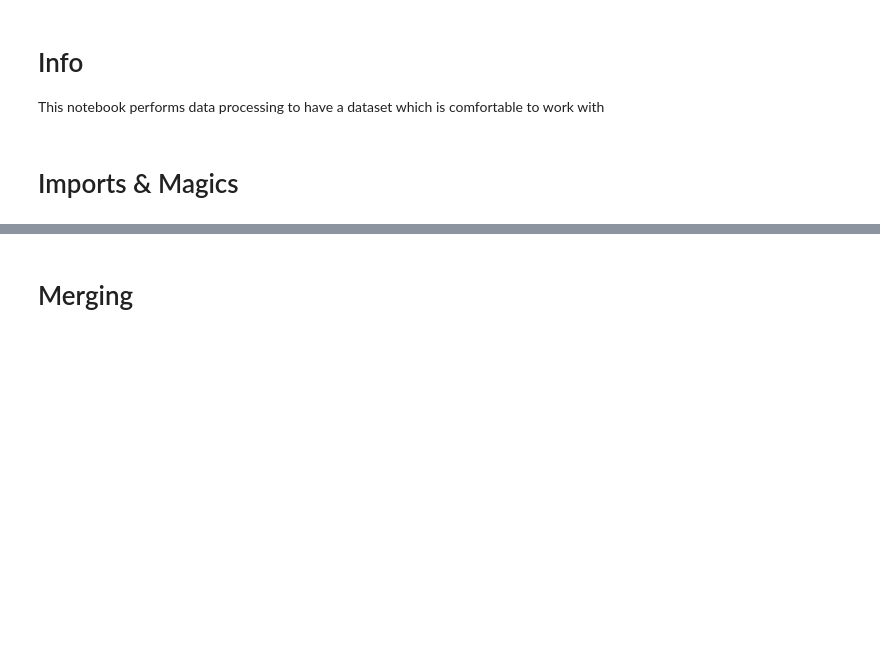
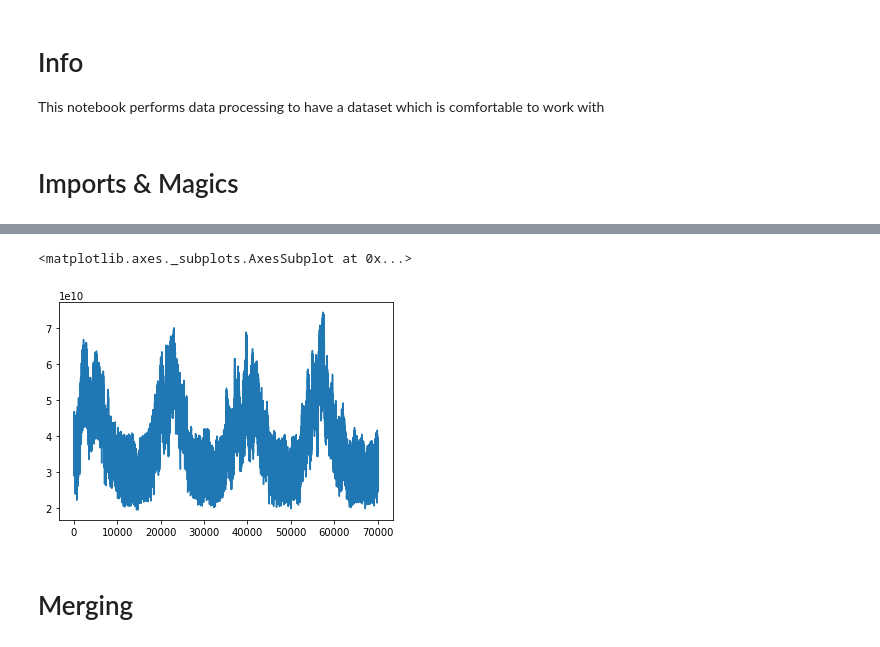
Before and after one commit to etnberz/enedis, a Jupyter notebook: notebooks/Data Processing.ipynb, the cells around one changed output, grey strips where cells are left out. Cells and saved outputs as stored; diff of their text form; code cells hidden in the pictures; blank space fills up the shorter version.

```diff
--- a/notebooks/Data Processing.ipynb
+++ b/notebooks/Data Processing.ipynb
@@ -15,3 +20,8 @@ test = pd.read_csv(TEST_INPUT_RAW)
+# %%
+X_train['Injection RTE (W)'].plot()
+# %% [output]
+<matplotlib.axes._subplots.AxesSubplot at 0x...>
+[figure, added]
 # %% [markdown]
 # Merging
 # %% [markdown]
```
Also changed, not shown: parts of 7 cells of this notebook, 16 other files.
